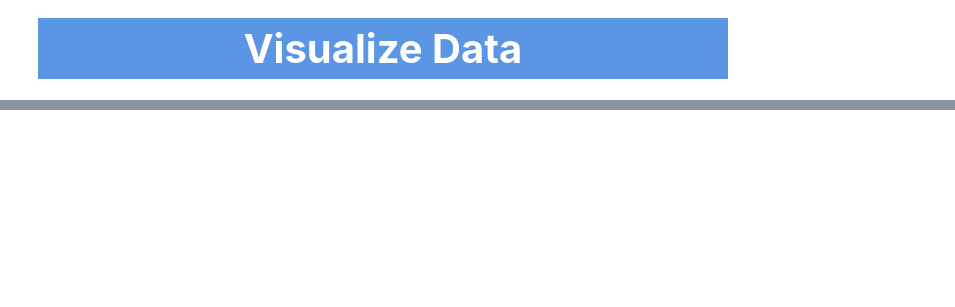
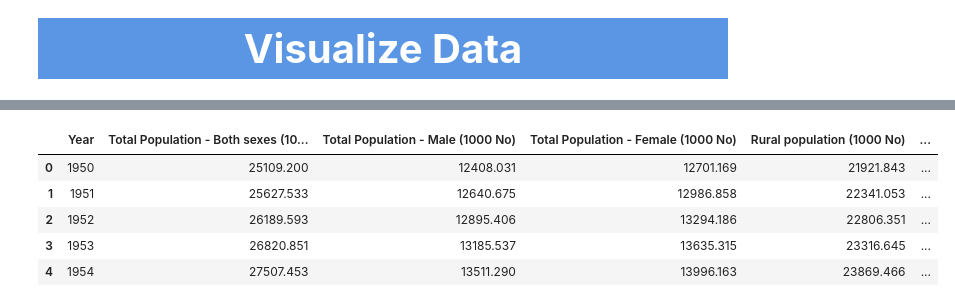
Before and after one commit to DunQua/-Intro2DS-Final-Seminar, a Jupyter notebook: source_code/03_visualize_data.ipynb, the cells around one changed output, grey strips where cells are left out. Saved outputs shown, nothing was run; the diff lists cells and outputs as text; code cells hidden in the pictures; blank space fills up the shorter version.

```diff
--- a/source_code/03_visualize_data.ipynb
+++ b/source_code/03_visualize_data.ipynb
@@ -317,12 +6,0 @@ display(production_df.head(3))
-# %%
-element = area_harvest_df['Element'].values[0]
-unit = area_harvest_df['Unit'].values[0]
-area_harvest_df = area_harvest_df.rename(columns={'Value' : f"{element} ({unit})"})
-
-element = yield_df['Element'].values[0]
-unit = yield_df['Unit'].values[0]
-yield_df = yield_df.rename(columns={'Value' : f"{element} ({unit})"})
-
-element = production_df['Element'].values[0]
-unit = production_df['Unit'].values[0]
-production_df = production_df.rename(columns={'Value' : f"{element} ({unit})"})
@@ -353,0 +70,9 @@ raw_df
+# %%
+annual_pop_reformat_df.head()
+# %% [output]
+|  | Year | Total Population - Both sexes (10... | Total Population - Male (1000 No) | Total Population - Female (1000 No) | Rural population (1000 No) | ... |
+| 0 | 1950 | 25109.200 | 12408.031 | 12701.169 | 21921.843 | ... |
+| 1 | 1951 | 25627.533 | 12640.675 | 12986.858 | 22341.053 | ... |
+| 2 | 1952 | 26189.593 | 12895.406 | 13294.186 | 22806.351 | ... |
+| 3 | 1953 | 26820.851 | 13185.537 | 13635.315 | 23316.645 | ... |
+| 4 | 1954 | 27507.453 | 13511.290 | 13996.163 | 23869.466 | ... |
```
Also changed, not shown: parts of 56 cells of this notebook, 6 other files.
